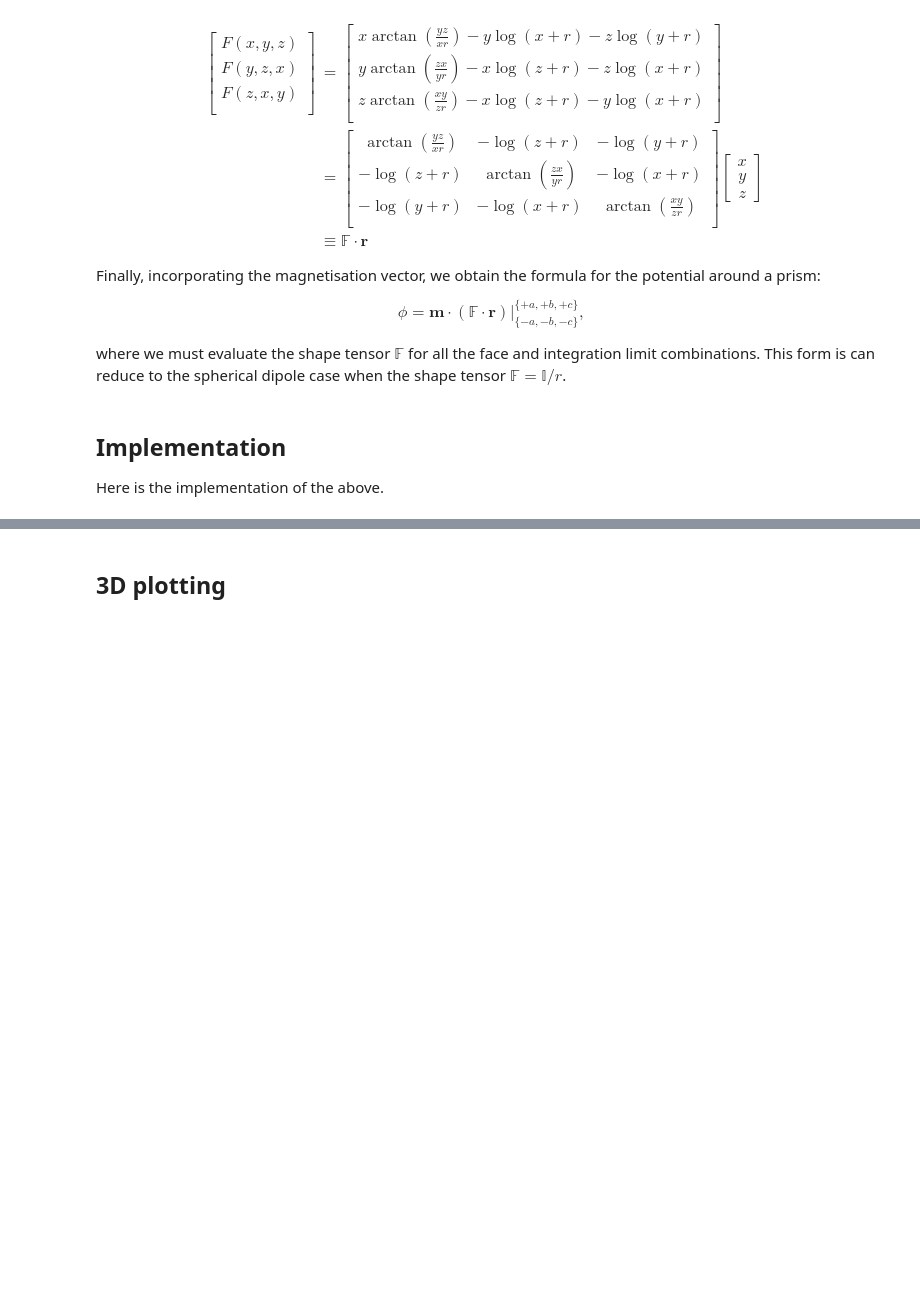
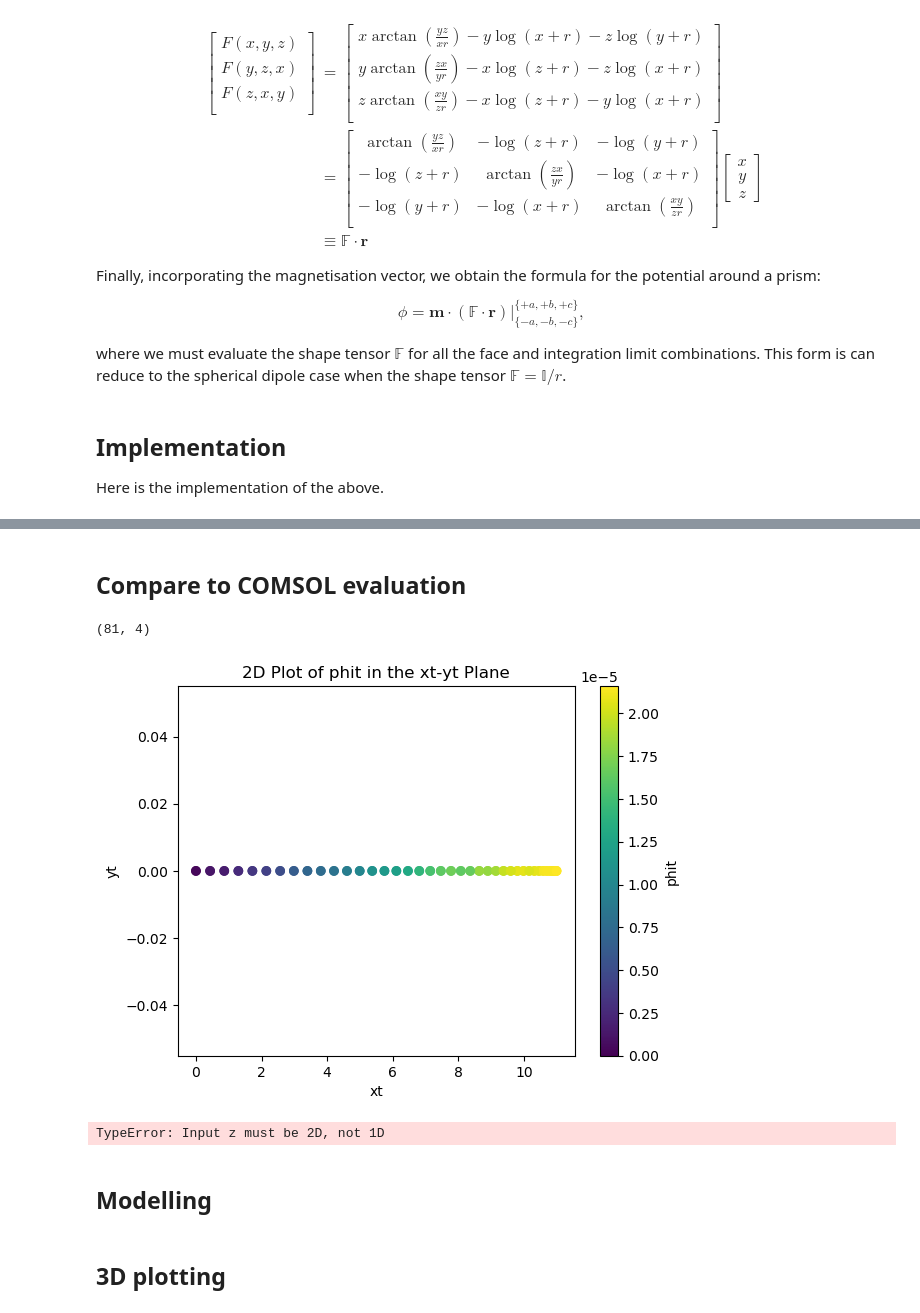
Before and after one commit to cmt-dtu-energy/hypermagnetics, a Jupyter notebook: nbs/sources.ipynb, the cells around one changed output, grey strips where cells are left out. Drawn from its saved outputs; the diff is of its cells as text; code cells hidden in the pictures; blank space fills up the shorter version.

Commit message:
comparison to COMSOL

```diff
--- a/nbs/sources.ipynb
+++ b/nbs/sources.ipynb
@@ -220,0 +287,48 @@ with plt.style.context("science"):
+# %% [markdown]
+## Compare to COMSOL evaluation
+# %%
+import numpy as np
+
+data = np.loadtxt("assets/potential_2.txt", skiprows=8)
+data = data[data[:, 1] == 0]  # Filter points where z == 0
+xt, yt, zt, phit = data.T
+print(data.shape)
+
+plt.scatter(xt, yt, c=phit)
+plt.xlabel("xt")
+plt.ylabel("yt")
+plt.colorbar(label="phit")
+plt.title("2D Plot of phit in the xt-yt Plane")
+plt.show()
+# %% [output]
+(81, 4)
+[figure, added]
+# %%
+with plt.style.context("science"):
+    fig, (ax1, ax2) = plt.subplots(1, 2, figsize=(10, 5))
+
+    # Subplot 1: Contour plot of potential
+    ax1.contourf(xt[..., 0], yt[..., 0], phit, levels=50, cmap="viridis")
+    ax1.set_title("Magnetic Scalar Potential")
+
+    # Draw red square
+    square = patches.Rectangle(
+        (-1, -1), 2, 2, linewidth=1, edgecolor="r", facecolor="none", linestyle="--"
+    )
+    ax1.add_patch(square)
+    ax1.arrow(0, 0, m[0], m[1], head_width=0.15, head_length=0.15, fc="r", ec="r")
+
+    # Subplot 2: Streamplot of field
+    # nx = np.array(x[..., 0])
+    # ny = np.array(y[..., 0])
+    # Bx = np.array(field[..., 0])
+    # By = np.array(field[..., 1])
+    # ax2.streamplot(nx, ny, Bx, By, color="k", density=1.5)
+    # ax2.set_title("Magnetic Field $\mathbf{H}$")
+
+    plt.tight_layout()
+    plt.show()
+# %% [output]
+TypeError: Input z must be 2D, not 1D
+# %% [markdown]
+## Modelling
```
Also changed, not shown: parts of 11 cells of this notebook, 2 other files.
